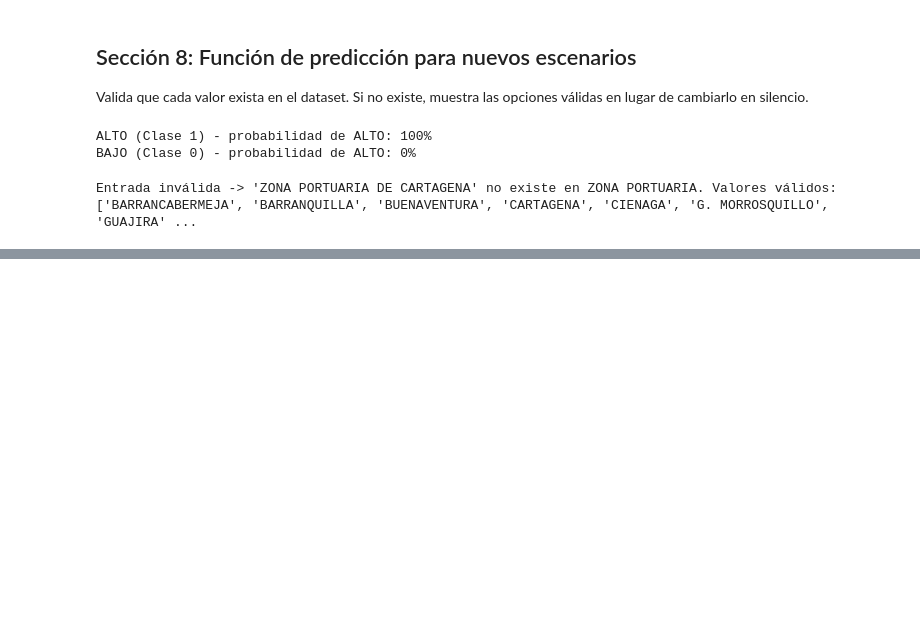
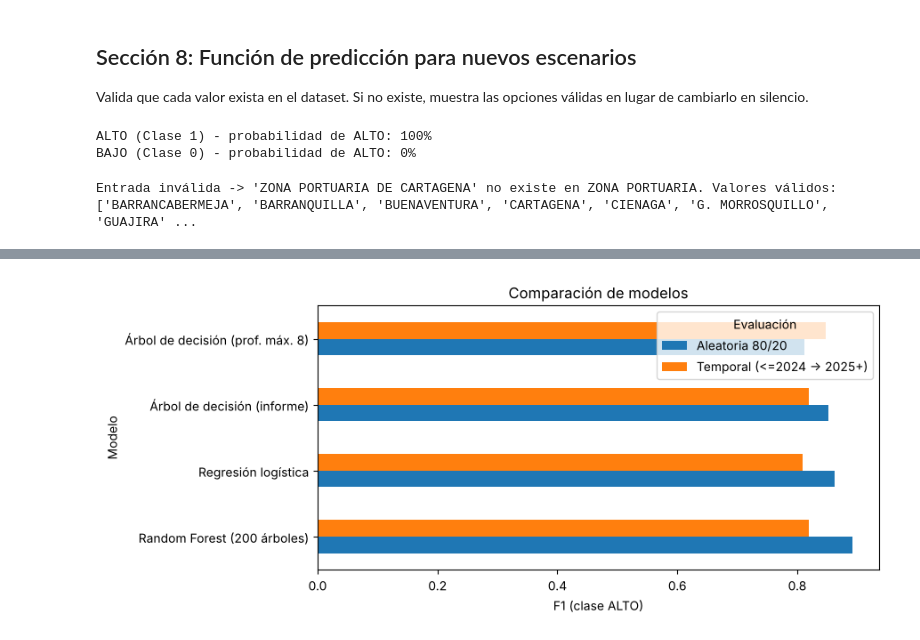
Before and after one commit to castlecarl032005-gif/SwiftDrive, a Jupyter notebook: notebooks/SwiftDrive_modelo.ipynb, the cells around one changed output, grey strips where cells are left out. Saved outputs shown, nothing was run; the diff lists cells and outputs as text; code cells hidden in the pictures; blank space fills up the shorter version.

Commit message:
Agregar comparación de modelos, evaluación temporal y árbol

```diff
--- a/notebooks/SwiftDrive_modelo.ipynb
+++ b/notebooks/SwiftDrive_modelo.ipynb
@@ -206,0 +274,7 @@ Entrada inválida -> 'ZONA PORTUARIA DE CARTAGENA' no existe en ZONA PORTUARIA.
+# %%
+# F1 de la clase ALTO por modelo y tipo de evaluación
+tabla.pivot(index='Modelo', columns='Evaluación', values='F1 (ALTO)').round(3).plot.barh(figsize=(9, 4))
+import matplotlib.pyplot as plt
+plt.xlabel('F1 (clase ALTO)'); plt.title('Comparación de modelos'); plt.tight_layout(); plt.show()
+# %% [output]
+[figure, added]
```
Also changed, not shown: parts of 6 cells of this notebook, 5 other files.
